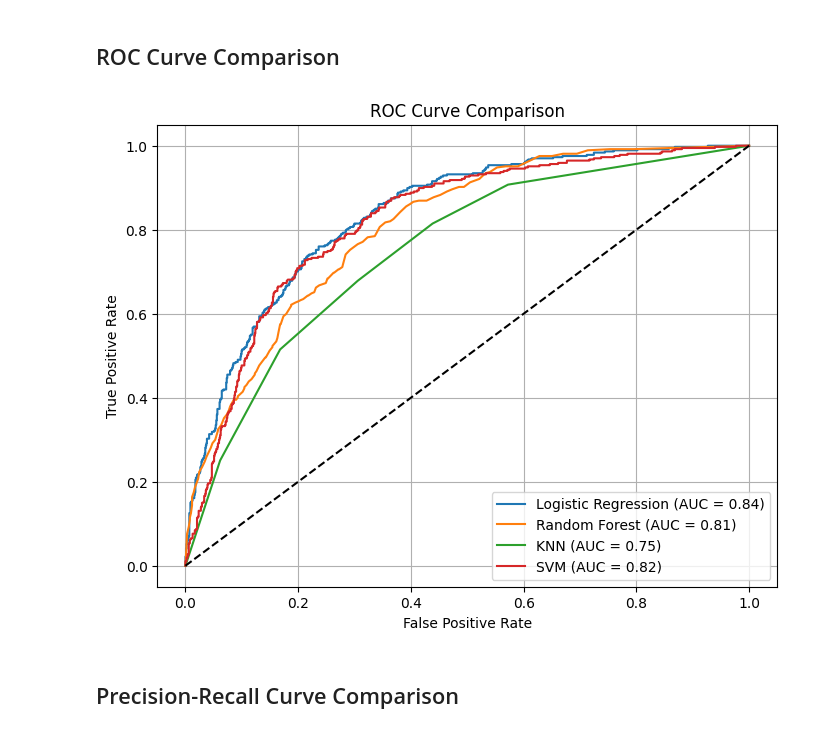
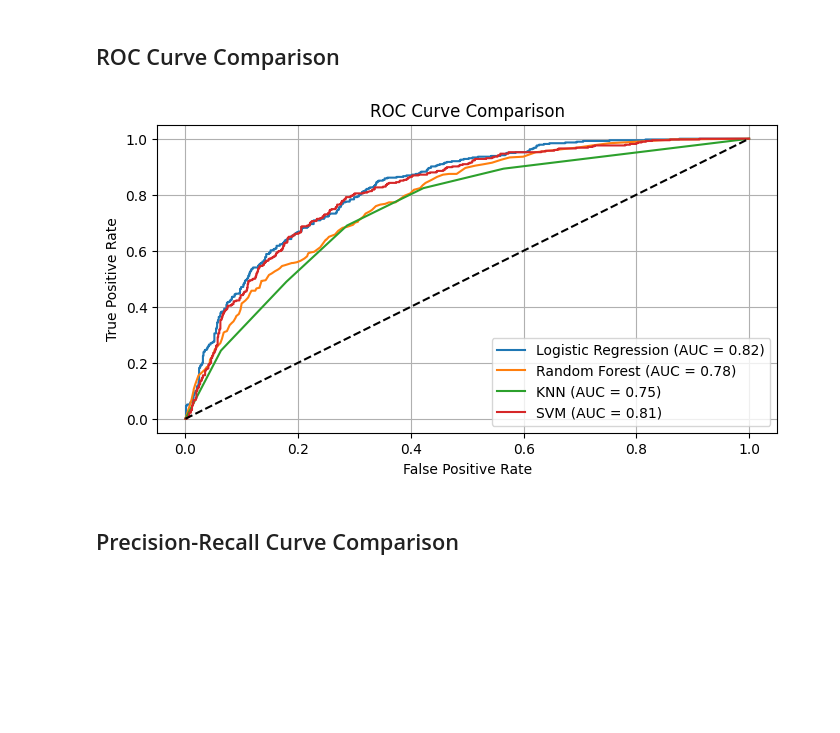
Before and after one commit to sbhatti311/ML, a Jupyter notebook: Telco_Customer_Churn_Prediction_FinalRefined.ipynb, the cells around one changed output. Saved outputs shown, nothing was run; the diff lists cells and outputs as text; code cells hidden in the pictures; blank space fills up the shorter version.

```diff
--- a/Telco_Customer_Churn_Prediction_FinalRefined.ipynb
+++ b/Telco_Customer_Churn_Prediction_FinalRefined.ipynb
@@ -202,7 +149,7 @@ categorical_features = ['Contract', 'PaymentMethod', 'TechSupport', 'gender']
 n_features = len(categorical_features)
 
 # Create 2x2 subplot grid
-fig, axes = plt.subplots(2, 2, figsize=(14, 10))
+fig, axes = plt.subplots(2, 2, figsize=(14, 8))
 axes = axes.flatten()  # flatten 2D array to 1D for easy looping
 
 for i, col in enumerate(categorical_features):
@@ -239,7 +186,9 @@ plt.show()
 # Histogram of numerical variables
 
 # Numerical features
-numericals = df.select_dtypes(include=[np.number]).drop(columns=['CustomerNumber', 'SeniorCitizen'])
+columns_to_drop = ['CustomerNumber', 'SeniorCitizen', 'PhoneService', 'MultipleLines', 'DeviceProtection', 'StreamingMovies', 'StreamingTV']
+columns_to_drop = [col for col in columns_to_drop if col in df.columns]  # Filter only existing columns
+numericals = df.select_dtypes(include=[np.number]).drop(columns=columns_to_drop, errors='ignore')  # Drop columns safely
 
 # Remove columns with constant values or very low variance
 numericals = numericals.loc[:, numericals.var() > 1e-5]
@@ -428,5 +375,5 @@ df_encoded.head()
 # %%
-num_cols = ['tenure', 'TotalServices', 'TotalCharges']
+num_cols = ['tenure', 'TotalCharges']
 
 
 # Scale
@@ -675,16 +621,0 @@ Confusion Matrix:
-# %%
-from sklearn.preprocessing import PolynomialFeatures
-
-from sklearn.linear_model import LogisticRegression
-
-# Initialize logistic regression model
-lr = LogisticRegression(class_weight='balanced', max_iter=2000, random_state=42)
-
-# Only include interaction terms, not higher powers
-poly = PolynomialFeatures(interaction_only=True, include_bias=False)
-X_train_inter = poly.fit_transform(X_train)
-X_test_inter = poly.transform(X_test)
-
-# Retrain
-lr.fit(X_train_inter, y_train)
-evaluate_model(lr, X_test_inter, y_test)
@@ -836,19 +742,19 @@ SVM                     0.710      0.472   0.845     0.605    0.821
 ## ROC Curve Comparison
 # %%
 
-plt.figure(figsize=(8,6))
+plt.figure(figsize=(8,4))
 for name, result in model_results.items():
     plt.plot(result['fpr'], result['tpr'], label=f'{name} (AUC = {result["roc_auc"]:.2f})')
 
 plt.plot([0, 1], [0, 1], 'k--')
 plt.xlabel('False Positive Rate')
 plt.ylabel('True Positive Rate')
 plt.title('ROC Curve Comparison')
 plt.legend()
 plt.grid(True)
 plt.show()
 # %% [output]
-[figure, old version]
+[figure, new version]
 # %% [markdown]
 ## Precision-Recall Curve Comparison
 # %%
```
Also changed, not shown: parts of 32 cells of this notebook.
